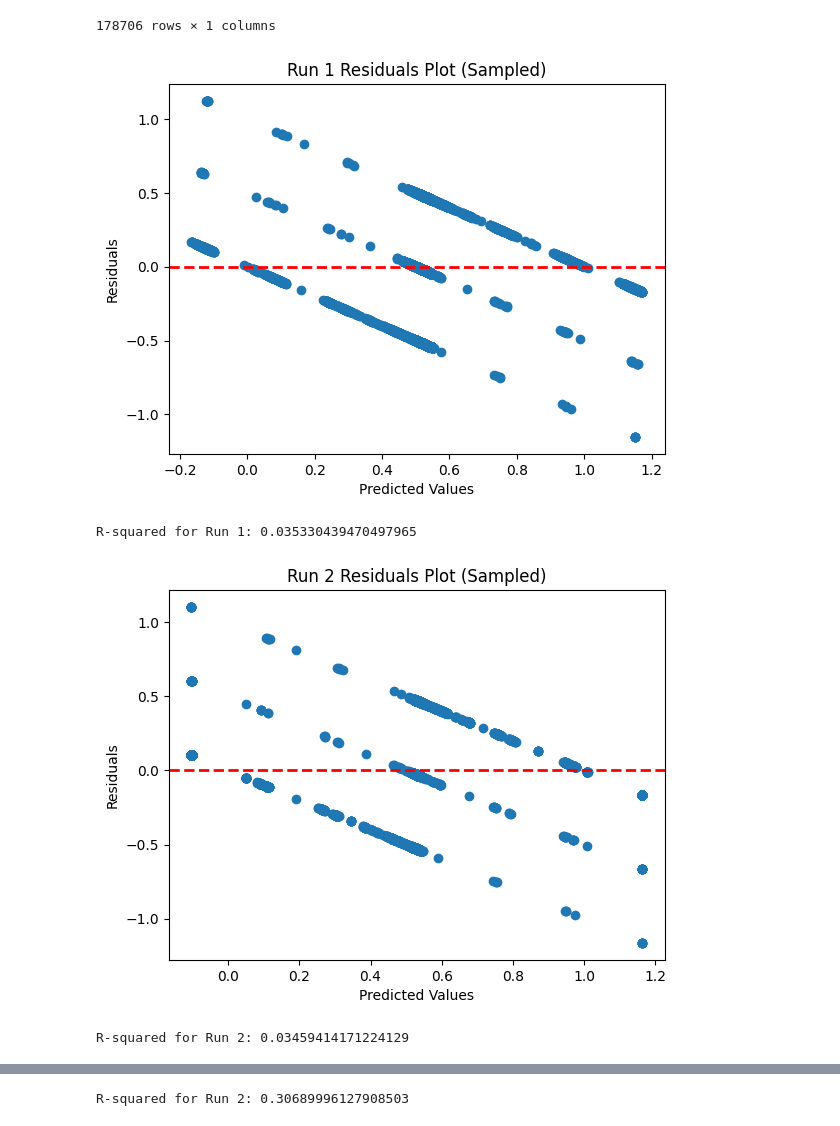
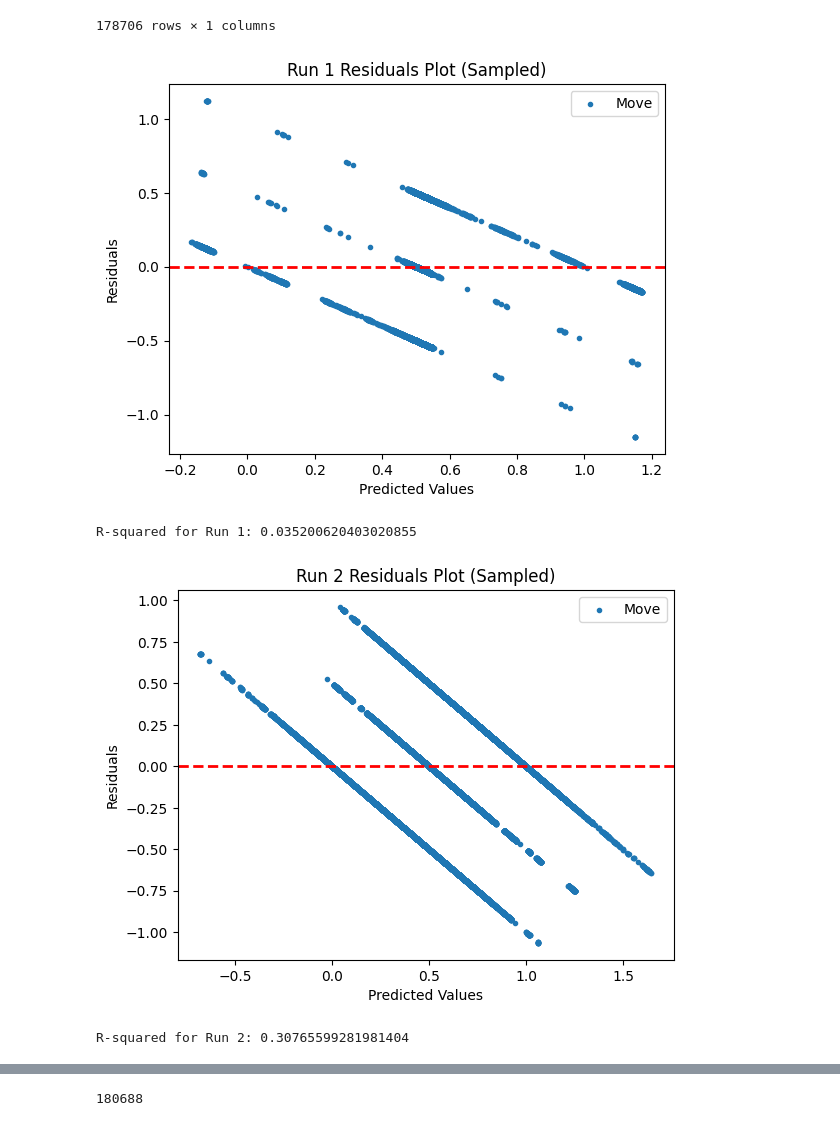
Before and after one commit to nmarth2993/cmsc655-project, a Jupyter notebook: 655Project.ipynb, the cells around one changed output, grey strips where cells are left out. Cells and saved outputs as stored; diff of their text form; code cells hidden in the pictures.

```diff
--- a/655Project.ipynb
+++ b/655Project.ipynb
@@ -225,6 +225,10 @@ X_combined = pd.concat([X_scaled, dataset_cleaned.drop(features, axis=1)], axis=
 # Extract the target variable with the same index as X_combined
 y = dataset_cleaned.loc[X_combined.index, 'AbsGameResult']
 
+# Engineer elodiff feature
+X_combined['EloDiff'] = X_combined['WhiteElo'] - X_combined['BlackElo']
+
+
 # Split the dataset into training and test sets (more for other models aside from the Linear Regression)
 X_train, X_test, y_train, y_test = train_test_split(X_combined, y, test_size=0.2, random_state=42)
 
@@ -233,17 +237,17 @@ print("Training Set Shape:", X_train.shape, y_train.shape)
 print("Test Set Shape:", X_test.shape, y_test.shape)
 
 # Create X_run1 as DataFrame with features StockfishEval, cp_loss, and MoveNumber
-X_run1 = X_combined[['StockfishEval', 'cp_loss', 'MoveNumber']]
+X_run1 = X_train[['StockfishEval', 'cp_loss', 'MoveNumber']]
 
-# Create X_run2 with features StockfishEval and cp_loss
-X_run2 = X_combined[['StockfishEval', 'cp_loss']]
-
-# Engineer elodiff feature
-X_combined['EloDiff'] = X_combined['WhiteElo'] - X_combined['BlackElo']
+X_test1 = X_test[['StockfishEval','cp_loss','MoveNumber']]
 
 
 
-X_run3 = X_combined[['EloDiff','cp_loss','StockfishEval','MoveNumber']]
+
+
+X_run2 = X_train[['StockfishEval','cp_loss', 'MoveNumber','EloDiff']]
+
+X_test2 = X_test[['StockfishEval','cp_loss','MoveNumber','EloDiff']]
 # %% [output]
 Number of rows where cp_loss is positive and the player is white: 23514
 Number of rows where cp_loss is negative and the player is black: 22869
@@ -292,9 +296,11 @@ def multivariate_linear_regression_ols(X, y):
 
 
 
-y_np = y.to_numpy()
+y_np = y_train.to_numpy()
 
 y_true = pd.DataFrame(y_np)
+
+y_true_test = pd.DataFrame(y_test.to_numpy())
 # %%
 
 # Add intercept term to feature matrix (just a column with all ones)
@@ -572,11 +548,13 @@ def plot_residuals_sampled(y_residuals, y_pred, title, sample_fraction=1 , rando
 
     residuals = y_residuals.iloc[sample_indices, 0]  # Extracting the values from the DataFrame
 
-    plt.scatter(y_pred.iloc[sample_indices, 0], residuals)
+    plt.scatter(y_pred.iloc[sample_indices, 0], residuals, marker='.',label='Move')
+
     plt.axhline(y=0, color='r', linestyle='--', linewidth=2)
     plt.title(f'{title} Residuals Plot (Sampled)')
     plt.xlabel('Predicted Values')
     plt.ylabel('Residuals')
+    plt.legend()
     plt.show()
 
 import statistics
@@ -607,41 +585,37 @@ def calc_r2(theta: np.ndarray, observation_dataframe_with_intercept: pd.DataFram
 
     # calculate rss and tss
 
     index = 0
     for x in dataset:
 
         pred = np.dot(theta, x)
         rss += (pred - y[index])**2
         tss += (y[index] - y_mean) ** 2
 
         index += 1
 
     return 1 - rss / tss
 
 
 
 # Plot residuals for Run 1
 plot_residuals_sampled(y_residuals1, y_pred_run1, title='Run 1')
 
 # Calculate R-squared for Run 1
 r2_run1 = calc_r2(theta_run1, X_run1_with_intercept, y_np)
 print(f'R-squared for Run 1: {r2_run1}')
 
+
+
+
 # Plot residuals for Run 2
 plot_residuals_sampled(y_residuals2, y_pred_run2, title='Run 2')
 
 # Calculate R-squared for Run 2
 r2_run2 = calc_r2(theta_run2, X_run2_with_intercept, y_np)
 print(f'R-squared for Run 2: {r2_run2}')
-
-# Plot residuals for Run 3
-plot_residuals_sampled(y_residuals3, y_pred_run3, title='Run 3')
-
-# Calculate R-squared for Run 3
-r2_run3 = calc_r2(theta_run3, X_run3_with_intercept, y_np)
-print(f'R-squared for Run 2: {r2_run3}')
 # %% [output]
-[figure, old version]
+[figure, new version]
-R-squared for Run 1: 0.035330439470497965
+R-squared for Run 1: 0.035200620403020855
-[figure, old version]
+[figure, new version]
-R-squared for Run 2: 0.03459414171224129
+R-squared for Run 2: 0.30765599281981404
@@ -649 +622,4 @@ R-squared for Run 2: 0.03459414171224129
-R-squared for Run 2: 0.30689996127908503
+# %%
+len(dataset_cleaned)
+# %% [output]
+180688
```
Also changed, not shown: parts of 9 cells of this notebook.
